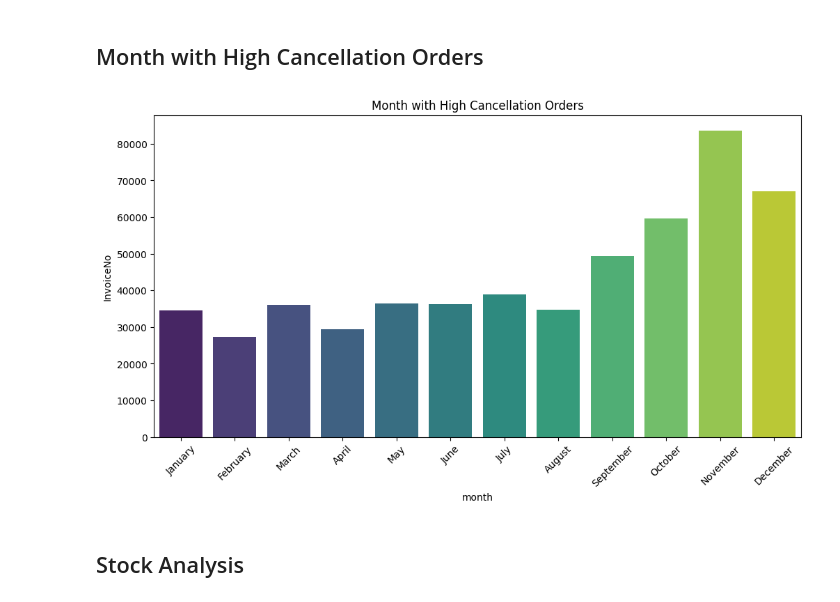
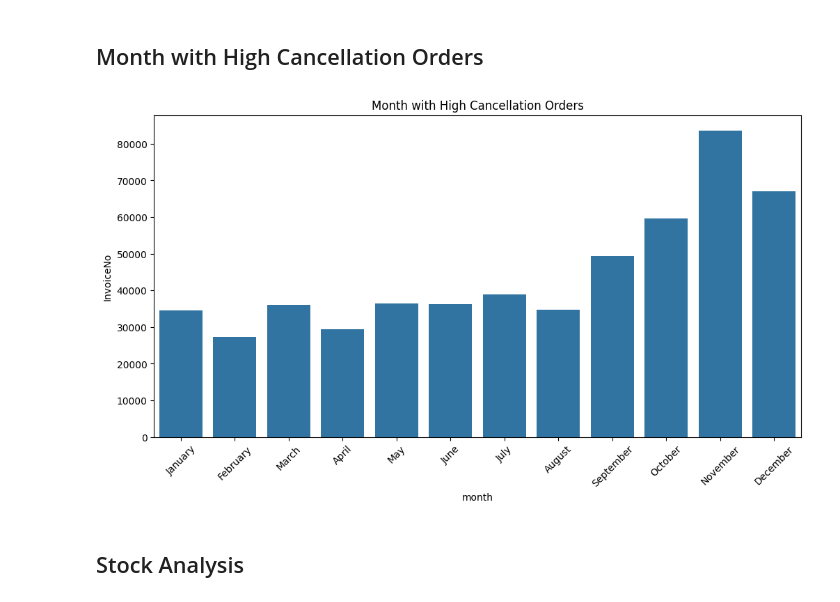
Before and after one commit to jack2000-dev/CLV-business-analysis, a Jupyter notebook: notebooks/main.ipynb, the cells around one changed output. Cells and saved outputs as stored; diff of their text form; code cells hidden in the pictures.

```diff
--- a/notebooks/main.ipynb
+++ b/notebooks/main.ipynb
@@ -417,19 +442,15 @@ data_month_cancel = df_cancel.groupby('month', as_index = False)['InvoiceNo'].co
 # %%
 plt.figure(figsize=(12, 6))
 sns.barplot(
     data=data_month_cancel,
     x='month',
-    y='InvoiceNo',
-    hue = 'month',
-    legend = False,
-    dodge = False,
-    palette='viridis'
+    y='InvoiceNo'
 )
 plt.title('Month with High Cancellation Orders')
 plt.xticks(rotation=45)
 plt.show()
 # %% [output]
-[figure, old version]
+[figure, new version]
 # %% [markdown]
 ## Stock Analysis
 # %% [markdown]
```
Also changed, not shown: parts of 18 cells of this notebook.
